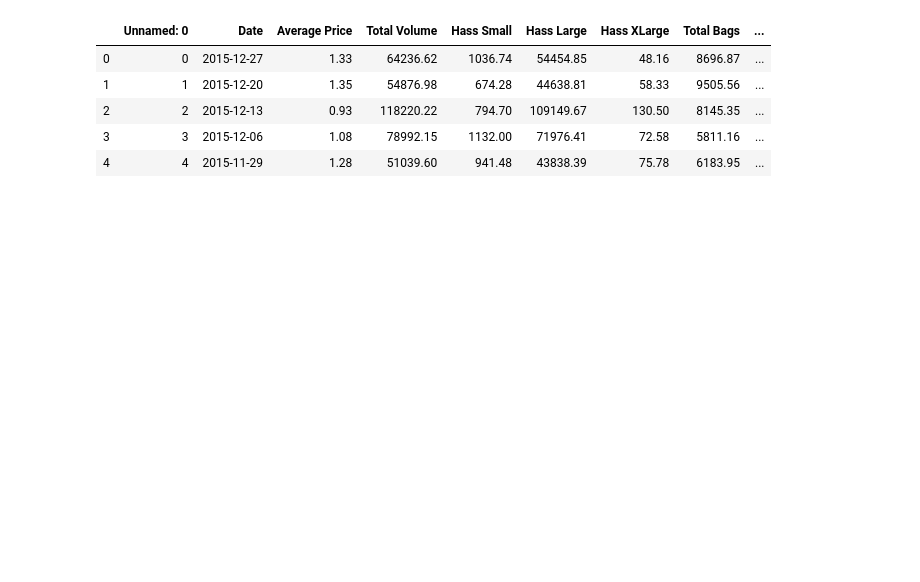
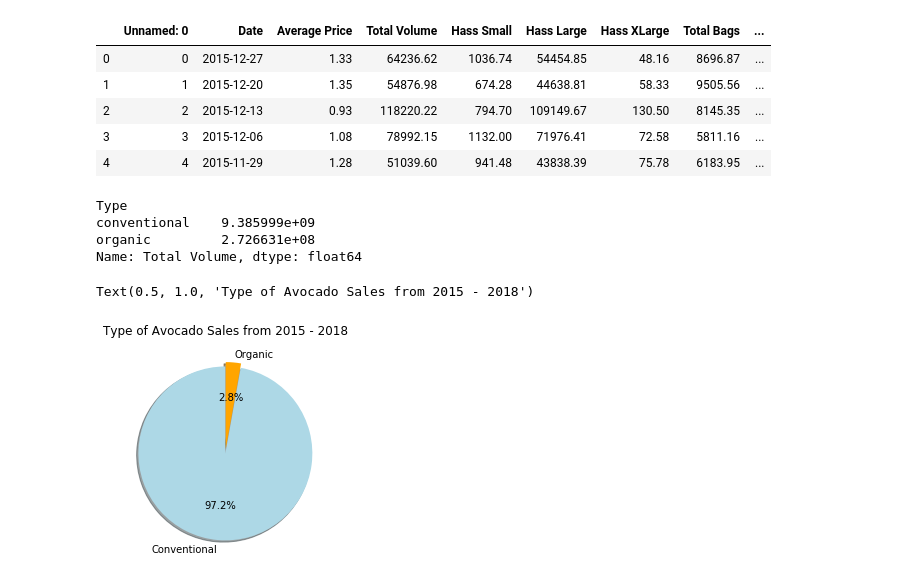
Before and after one commit to busy0312/Porject-1_-Team5, a Jupyter notebook: Avocado_Data Analysis.ipynb, the cells around one changed output. Saved outputs shown, nothing was run; the diff lists cells and outputs as text; code cells hidden in the pictures; blank space fills up the shorter version.

Commit message:
Jacob data analysis

```diff
--- a/Avocado_Data Analysis.ipynb
+++ b/Avocado_Data Analysis.ipynb
@@ -17,3 +19,35 @@ avocado_data.head()
 | 2 | 2 | 2015-12-13 | 0.93 | 118220.22 | 794.70 | 109149.67 | 130.50 | 8145.35 | ... |
 | 3 | 3 | 2015-12-06 | 1.08 | 78992.15 | 1132.00 | 71976.41 | 72.58 | 5811.16 | ... |
 | 4 | 4 | 2015-11-29 | 1.28 | 51039.60 | 941.48 | 43838.39 | 75.78 | 6183.95 | ... |
+# %%
+#count avocados by type (conventional vs organic)
+group = avocado_data.groupby("Type")
+total = group["Total Volume"].sum()
+
+
+print(total)
+# %% [output]
+Type
+conventional    9.385999e+09
+organic         2.726631e+08
+Name: Total Volume, dtype: float64
+# %%
+#Create PieChart
+labels = ["Conventional", "Organic"]
+counts = [9.385999e+09, 2.726631e+08]
+
+avocado_type_df = pd.DataFrame({
+    "counts": counts,
+    "labels": labels
+})
+
+fig, ax = plt.subplots()
+
+avocado_type_df.plot.pie(y= "counts", explode = (0.05, 0), labels = labels, colors = ["lightblue", "orange"], autopct="%1.1f%%", shadow=True, startangle = 90, legend = False, ax=ax)
+
+
+ax.set_ylabel("")
+ax.set_title("Type of Avocado Sales from 2015 - 2018")
+# %% [output]
+Text(0.5, 1.0, 'Type of Avocado Sales from 2015 - 2018')
+[figure, added]
```
Also changed, not shown: parts of 4 cells of this notebook.
